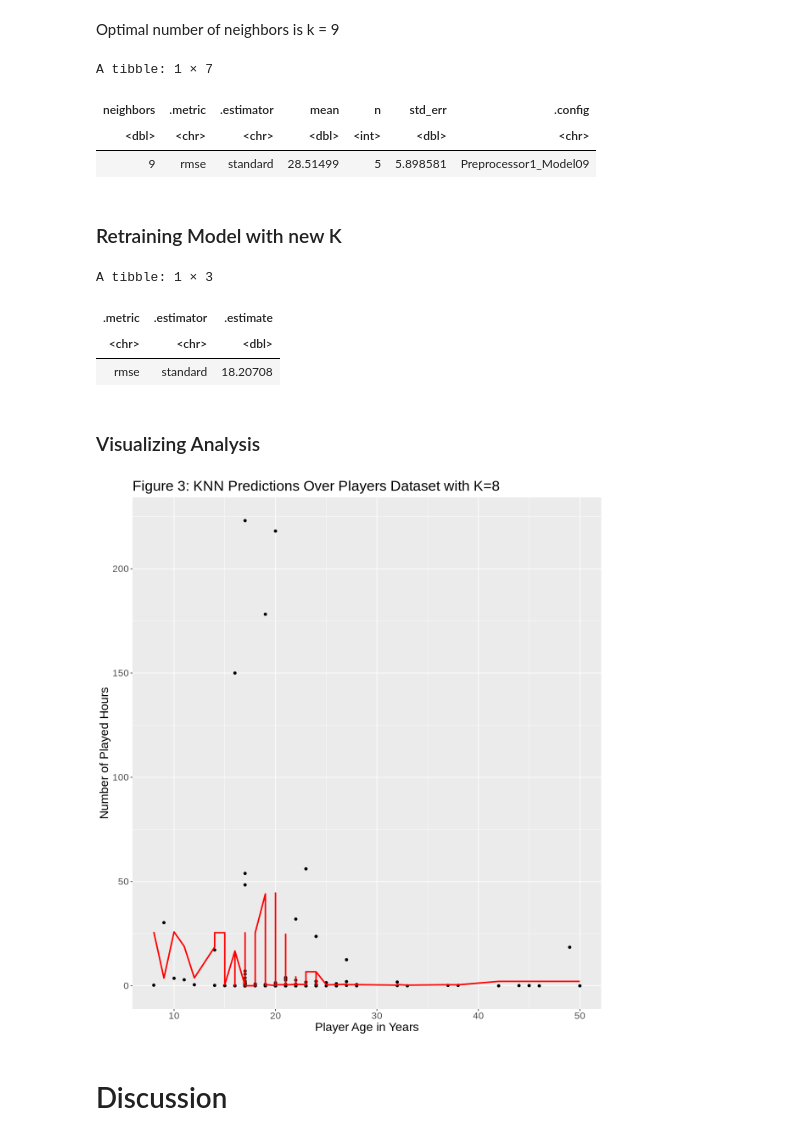
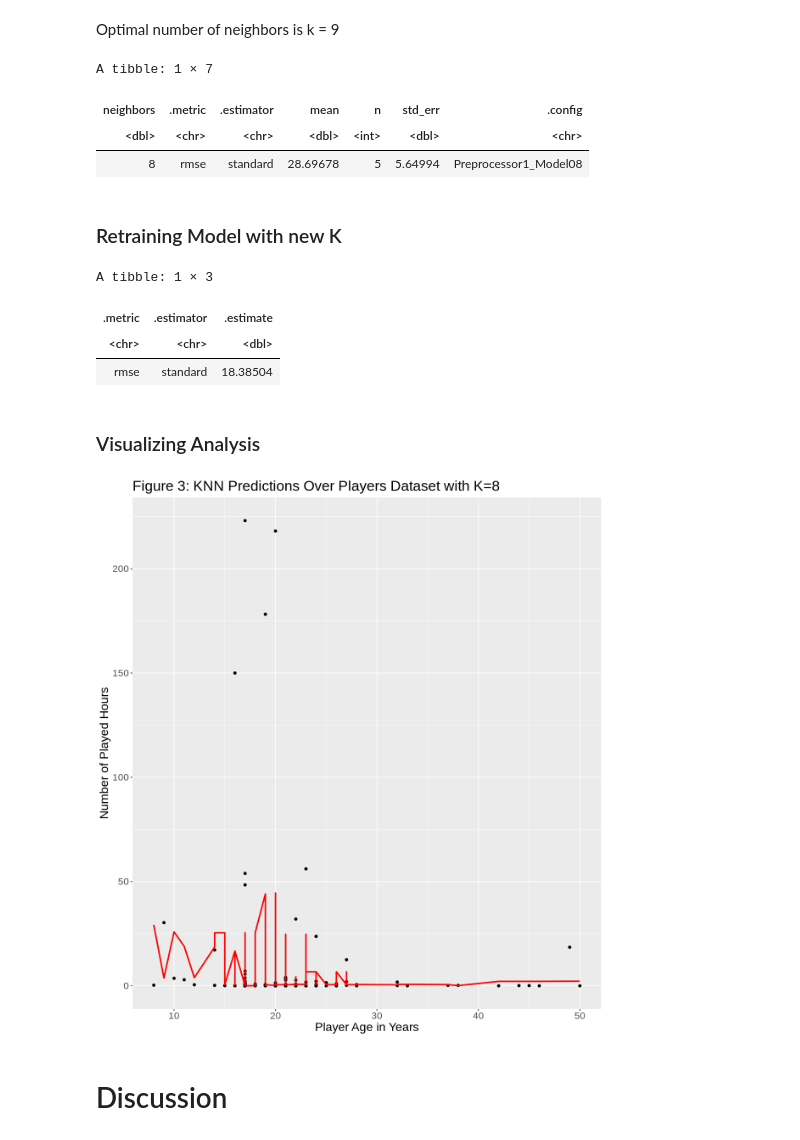
Before and after one commit to owenHochwald/dsci-100-2025w2-group-1, a Jupyter notebook: main.ipynb, the cells around one changed output. Drawn from its saved outputs; the diff is of its cells as text; code cells hidden in the pictures.

Commit message:
encode experience column, add random seed

```diff
--- a/main.ipynb
+++ b/main.ipynb
@@ -189,6 +189,12 @@ exp_plot
 ### Creating split
 # %%
 set.seed(42)
+
+# encoding experience into a numerical column that is zero based
+players_clean <- players_clean |>
+     mutate(experience_encoded = as.numeric(factor(players_clean$experience, levels = c("Amateur", "Veteran", "Pro", "Beginner", "Regular"))) - 1) |>
+     select(-experience)
+
 split <- initial_split(players_clean, prop = 0.8, strata = played_hours)
 players_train <- training(split)
 players_testing <- testing(split)
@@ -199,32 +205,32 @@ Optimal number of neighbors is k = 9
 # %%
 set.seed(42)
 knn_recipe <- recipe(played_hours ~., data=players_train) |>
-    step_center(age) |>
-    step_scale(age)
+    step_center(all_predictors()) |>
+    step_scale(all_predictors())
 
 knn_model <- nearest_neighbor(weight_func="rectangular", neighbors=tune()) |>
     set_engine("kknn") |>
     set_mode("regression")
 
 k_vals <- tibble(neighbors = seq(from=1,to=10, by=1))
 
 val <- vfold_cv(players_train, v=5, strata=played_hours)
 
 find_k <- workflow() |>
     add_model(knn_model) |>
     add_recipe(knn_recipe) |>
     tune_grid(resample = val, grid = k_vals) |>
     collect_metrics() |>
     filter(.metric == "rmse") |>
     filter(mean == min(mean))
 
 
 find_k
 # %% [output]
 A tibble: 1 × 7
 | neighbors | .metric | .estimator | mean | n | std_err | .config |
 | <dbl> | <chr> | <chr> | <dbl> | <int> | <dbl> | <chr> |
-| 9 | rmse | standard | 28.51499 | 5 | 5.898581 | Preprocessor1_Model09 |
+| 8 | rmse | standard | 28.69678 | 5 | 5.64994 | Preprocessor1_Model08 |
 # %% [markdown]
 ### Retraining Model with new K
 # %%
@@ -237,6 +245,8 @@ knn_fit <- workflow() |>
     add_recipe(knn_recipe) |>
     fit(data=players_train)
 # %%
+set.seed(42)
+
 hours_summary <- knn_fit |>
   predict(players_testing) |>
   bind_cols(players_testing) |>
@@ -247,7 +257,7 @@ hours_summary
 A tibble: 1 × 3
 | .metric | .estimator | .estimate |
 | <chr> | <chr> | <dbl> |
-| rmse | standard | 18.20708 |
+| rmse | standard | 18.38504 |
 # %% [markdown]
 ### Visualizing Analysis
 # %%
@@ -270,7 +280,7 @@ plot_final <- ggplot(players_preds, aes(x = age, y = played_hours)) +
 
 plot_final
 # %% [output]
-[figure, old version]
+[figure, new version]
 # %% [markdown]
 # Discussion
 # %% [raw]
```
Also changed, not shown: parts of 1 cell of this notebook.
